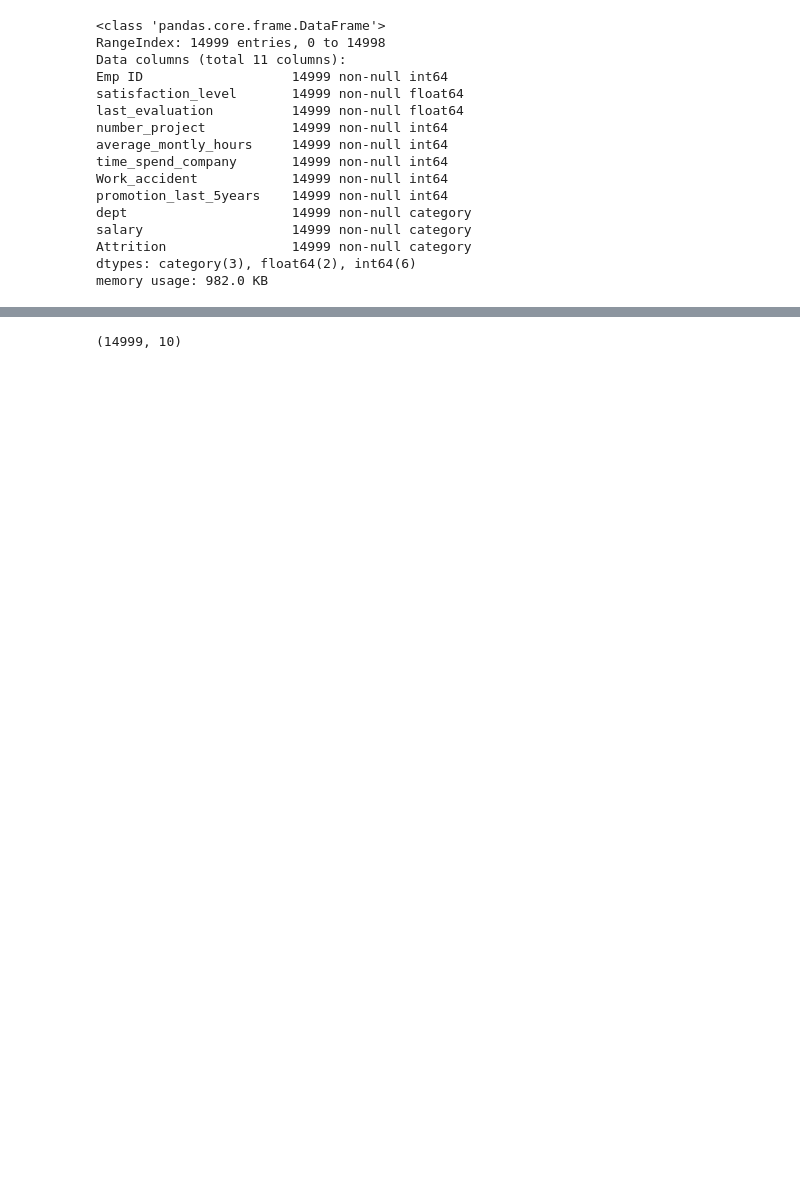
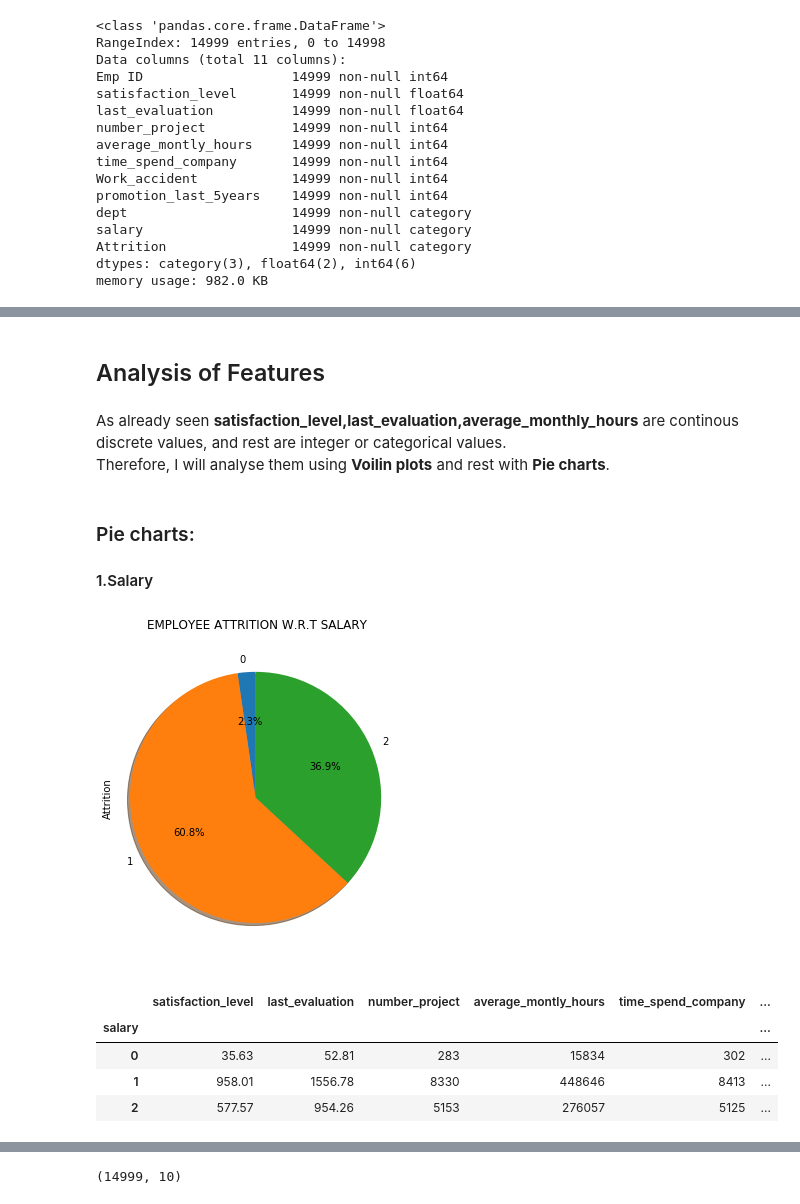
Before and after one commit to SHIVANGIJOSHI/My_First_MachineLearning_Project, a Jupyter notebook: Employee_Attrition.ipynb, the cells around one changed output, grey strips where cells are left out. Saved outputs shown, nothing was run; the diff lists cells and outputs as text; code cells hidden in the pictures; blank space fills up the shorter version.

```diff
--- a/Employee_Attrition.ipynb
+++ b/Employee_Attrition.ipynb
@@ -63,0 +152,32 @@ cdf.head(9)
+# %% [markdown]
+## Analysis of Features
+# %% [markdown]
+As already seen **satisfaction_level,last_evaluation,average_monthly_hours** are continous discrete values, and rest are integer or categorical values.
+Therefore, I will analyse them using **Voilin plots** and rest with **Pie charts**.
+# %% [markdown]
+### Pie charts:
+#### 1.Salary
+# %%
+df_bar=cdf[11429:]
+df_bar.shape
+df_salary = df_bar.groupby('salary', axis=0).sum()
+#df_salary.head()
+df_salary['Attrition'].plot(kind='pie',
+                            figsize=(5, 6),
+                            autopct='%1.1f%%',
+                            startangle=90,
+                            shadow=True,
+                            )
+
+plt.title('EMPLOYEE ATTRITION W.R.T SALARY')
+plt.axis('equal') # Sets the pie chart to look like a circle.
+
+plt.show()
+df_salary.head()
+# %% [output]
+[figure, added]
+|  | satisfaction_level | last_evaluation | number_project | average_montly_hours | time_spend_company | ... |
+| salary |  |  |  |  |  | ... |
+| 0 | 35.63 | 52.81 | 283 | 15834 | 302 | ... |
+| 1 | 958.01 | 1556.78 | 8330 | 448646 | 8413 | ... |
+| 2 | 577.57 | 954.26 | 5153 | 276057 | 5125 | ... |
```
Also changed, not shown: parts of 84 cells of this notebook.
